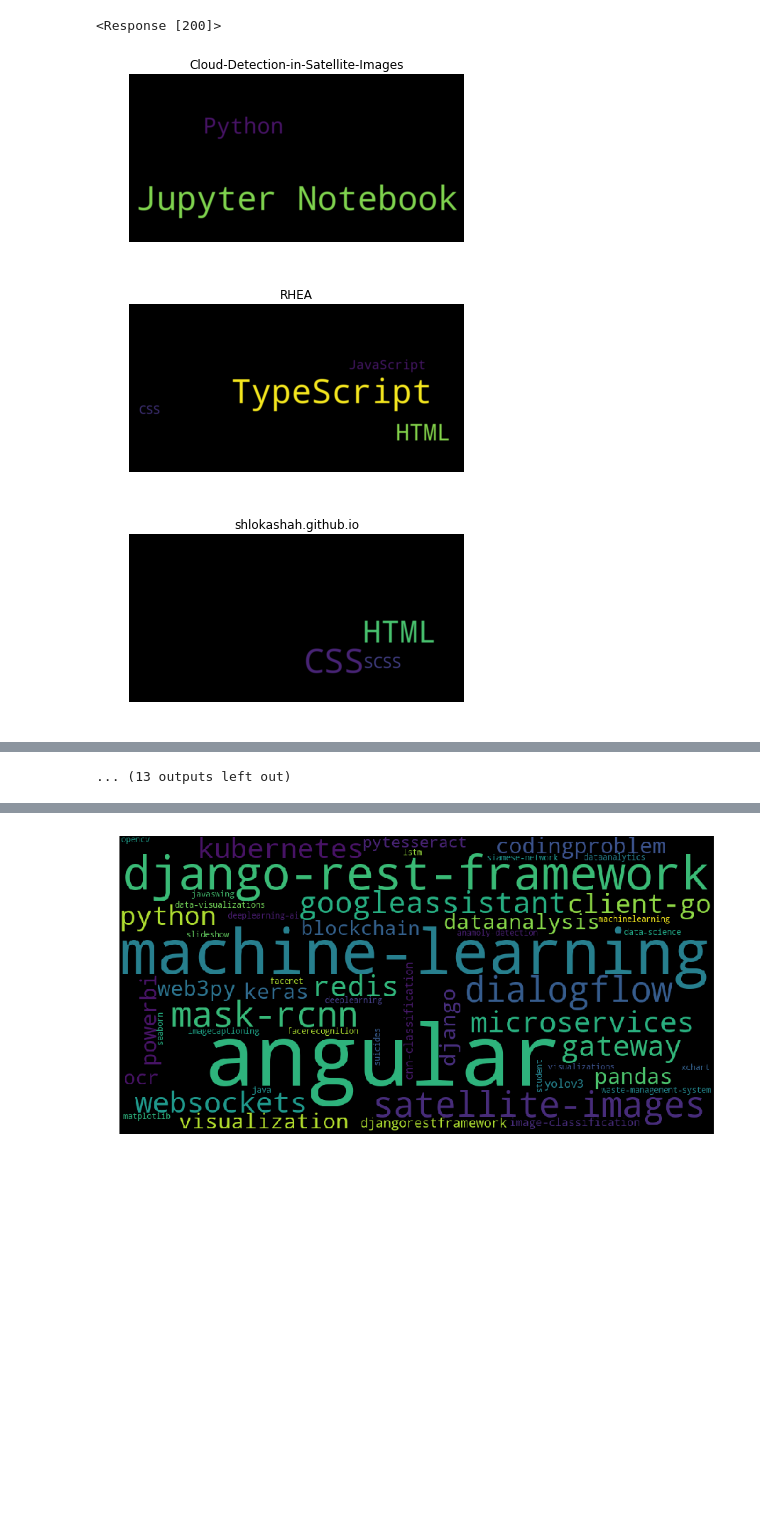
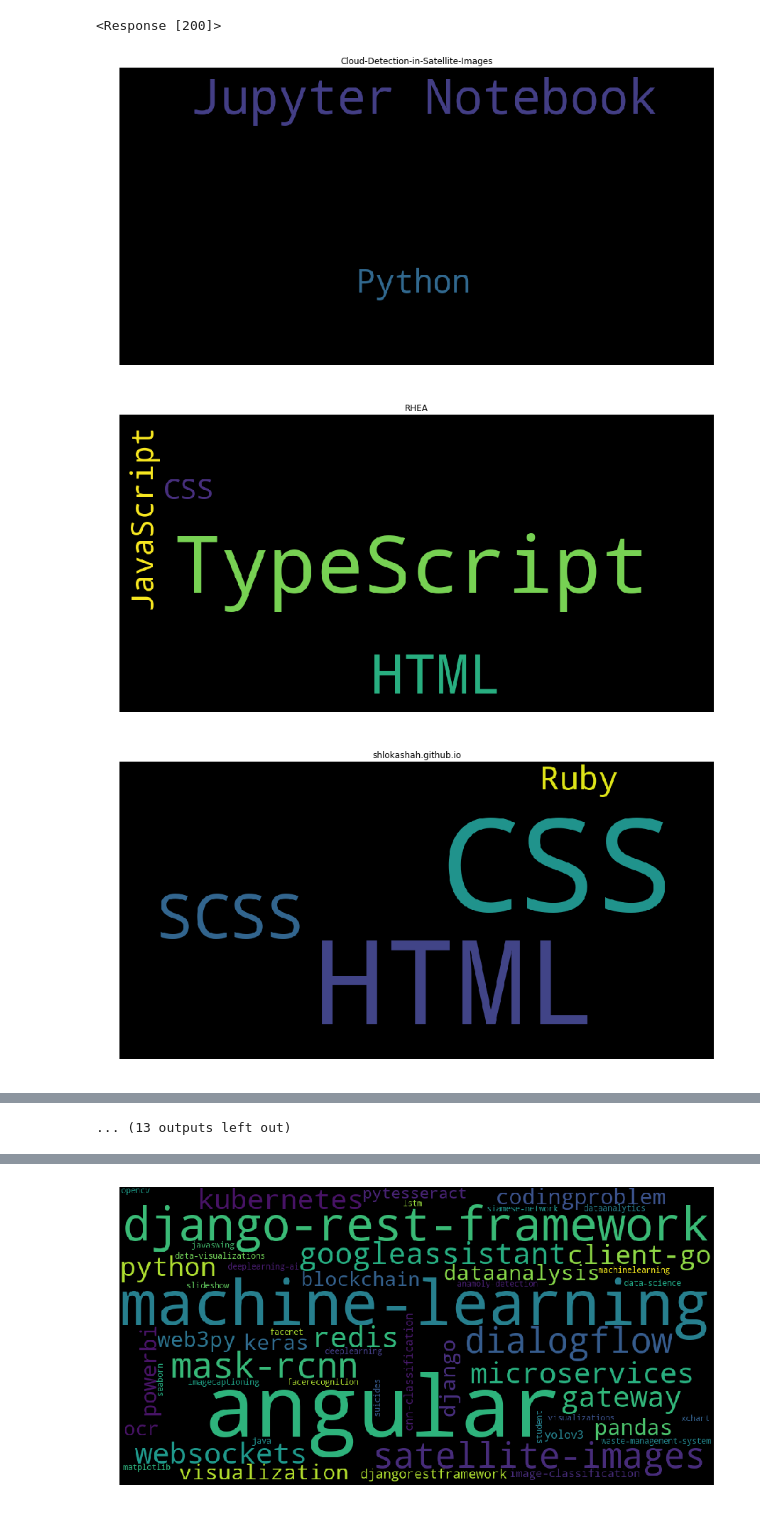
Before and after one commit to shlokashah/Github-Scrape, a Jupyter notebook: github_scrape.ipynb, the cells around one changed output, grey strips where cells are left out. Cells and saved outputs as stored; diff of their text form; code cells hidden in the pictures; blank space fills up the shorter version.

Commit message:
repo word cloud added

```diff
--- a/github_scrape.ipynb
+++ b/github_scrape.ipynb
@@ -259,44 +259,61 @@ for repo in repo_links:
 # %%
 def word_cloud(value,name):
 #     wordcloud = WordCloud().generate_from_frequencies(word_could_dict)
-    wc = WordCloud(width = 1000, height = 500,max_font_size=100, min_font_size=30,background_color="black")
-    wc.generate_from_frequencies(value)
-    plt.imshow(wc, interpolation="bilinear")
-#     plt.figure(figsize=(15,8))
+    wordcloud = WordCloud(width = 1000, height = 500).generate_from_frequencies(value)
+    plt.figure(figsize=(15,8))
     plt.title(name)
+    plt.imshow(wordcloud)
     plt.axis("off")
     plt.show()
+    # plt.savefig('yourfile.png', bbox_inches='tight')
+    plt.close()
 # %%
 overall_language = {}
 topics = []
+commits_made = {}
 for repo in repo_link_list:
     repo_name = repo.split('/')[2]
 #     print(repo_name)
     link = 'https://github.com'+repo
     temp = requests.get(link)
     temp = BeautifulSoup(temp.content,'html.parser')
+
     if temp.find(class_='topic-tag topic-tag-link'):
         flag = temp.find_all(class_='topic-tag topic-tag-link')
         topics.append(flag)
     lang = temp.find_all(class_='d-inline-flex flex-items-center flex-nowrap link-gray no-underline text-small mr-3')
+
+    temp1 = temp.find(class_='d-none d-sm-inline')
+    temp1 = temp1.find('strong')
+
+    if temp1:
+        commits_made[repo_name]= int(temp1.text)
+#         print(commits_made)
+    else:
+        commits_made[repo_name] = 0
+#         print(commits_made)
     repo_lang_dict = {}
+
     for i in lang:
         language = i.find(class_='text-gray-dark text-bold mr-1').text
 #         print(language)
         percentage = float(i.find_all('span')[1].text.rstrip('%'))
 #         print(percentage)
         if language not in repo_lang_dict:
             repo_lang_dict[language] = percentage
         else:
             repo_lang_dict[language] = repo_lang_dict[language] + percentage
         if language not in overall_language:
             overall_language[language] = percentage
         else:
             overall_language[language] = overall_language[language] + percentage
 #     print(repo_lang_dict)
     if repo_lang_dict:
         word_cloud(repo_lang_dict,repo_name)
+
+# print(commits_made)
+# word_cloud(commits_made,'Repository with most commits')
 # %% [output]
-[figure, old version]
+[figure, new version]
-[figure, old version]
+[figure, new version]
-[figure, old version]
+[figure, new version]
```
Also changed, not shown: parts of 6 cells of this notebook.
